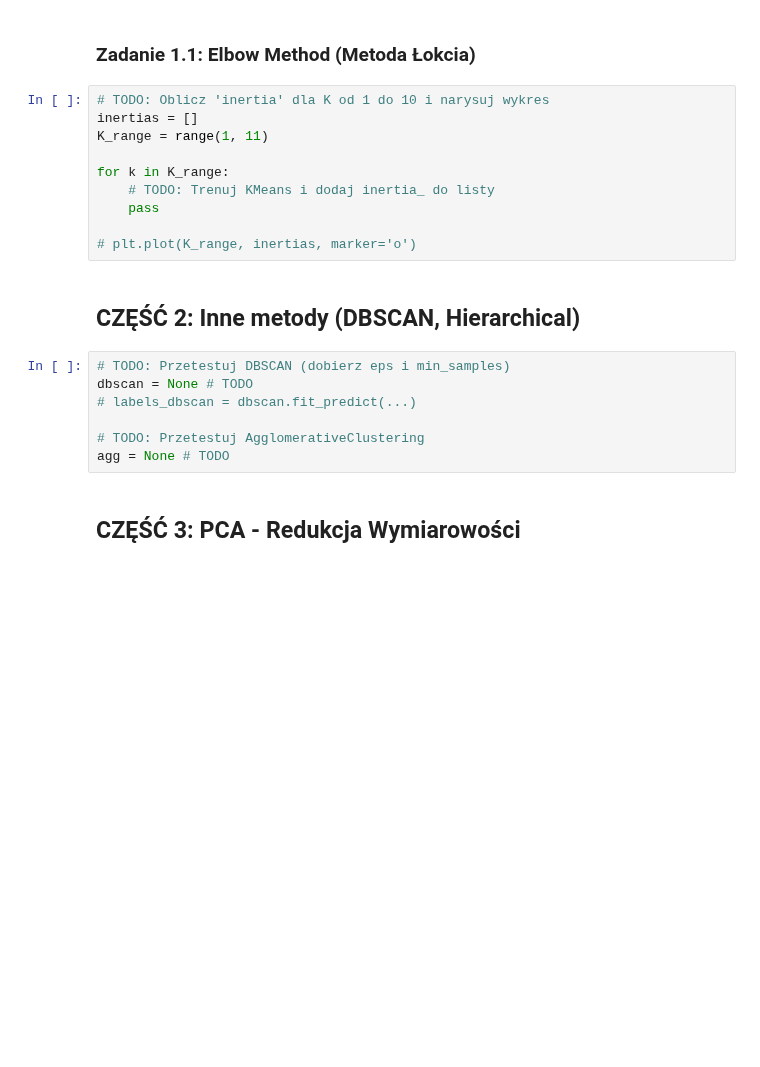
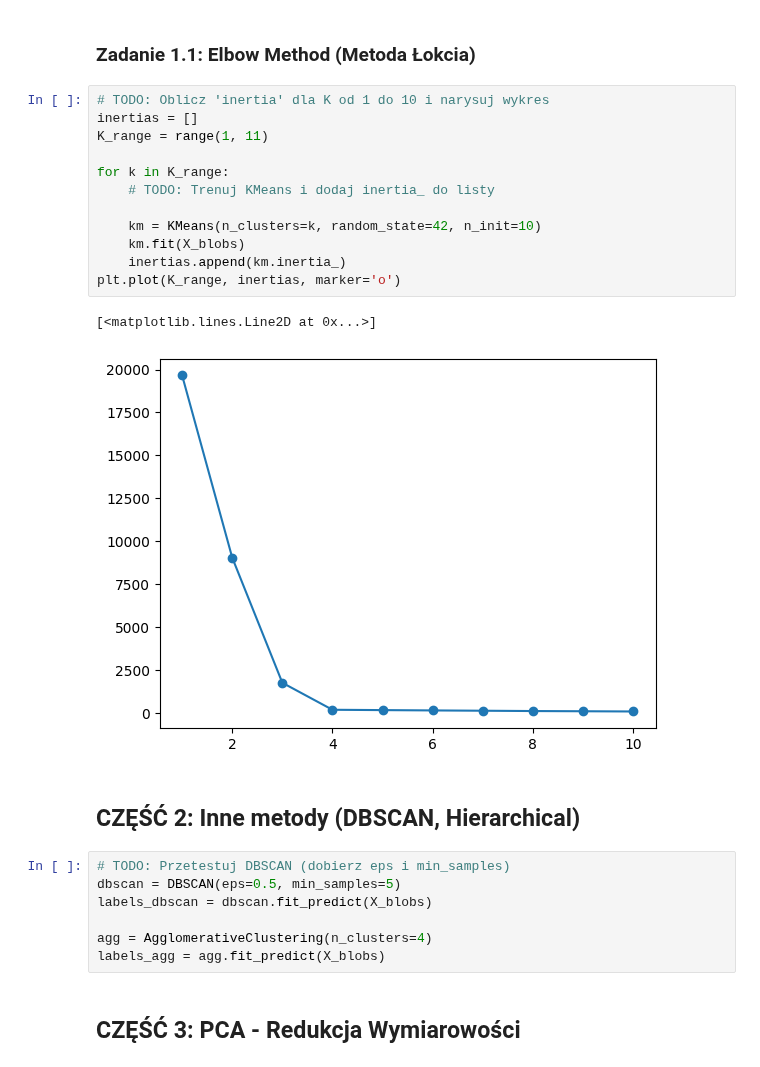
Before and after one commit to wiktorsk8/machine-learning-lab, a Jupyter notebook: lab_03_02_student.ipynb, the cells around one changed output. Drawn from its saved outputs; the diff is of its cells as text; blank space fills up the shorter version.

```diff
--- a/lab_03_02_student.ipynb
+++ b/lab_03_02_student.ipynb
@@ -35,22 +48,27 @@ centers = None
 # %%
 # TODO: Oblicz 'inertia' dla K od 1 do 10 i narysuj wykres
 inertias = []
 K_range = range(1, 11)
 
 for k in K_range:
     # TODO: Trenuj KMeans i dodaj inertia_ do listy
-    pass
 
-# plt.plot(K_range, inertias, marker='o')
+    km = KMeans(n_clusters=k, random_state=42, n_init=10)
+    km.fit(X_blobs)
+    inertias.append(km.inertia_)
+plt.plot(K_range, inertias, marker='o')
+# %% [output]
+[<matplotlib.lines.Line2D at 0x...>]
+[figure, added]
 # %% [markdown]
 ## CZĘŚĆ 2: Inne metody (DBSCAN, Hierarchical)
 # %%
 # TODO: Przetestuj DBSCAN (dobierz eps i min_samples)
-dbscan = None # TODO
-# labels_dbscan = dbscan.fit_predict(...)
+dbscan = DBSCAN(eps=0.5, min_samples=5)
+labels_dbscan = dbscan.fit_predict(X_blobs)
 
-# TODO: Przetestuj AgglomerativeClustering
-agg = None # TODO
+agg = AgglomerativeClustering(n_clusters=4)
+labels_agg = agg.fit_predict(X_blobs)
 # %% [markdown]
 ## CZĘŚĆ 3: PCA - Redukcja Wymiarowości
 # %%
```
Also changed, not shown: parts of 9 cells of this notebook.
